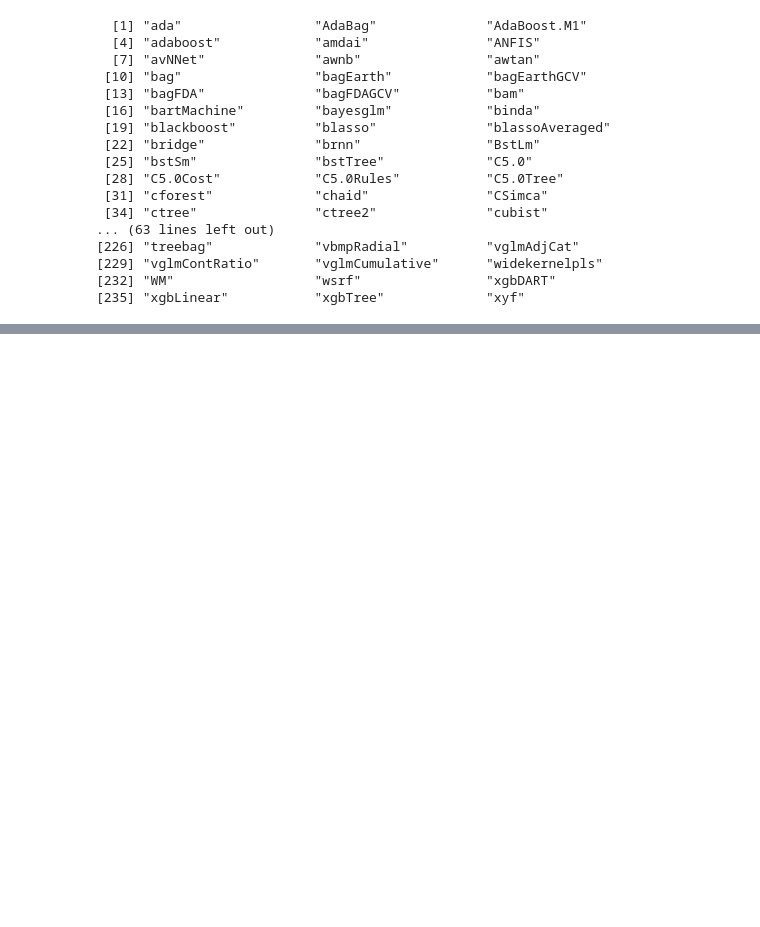
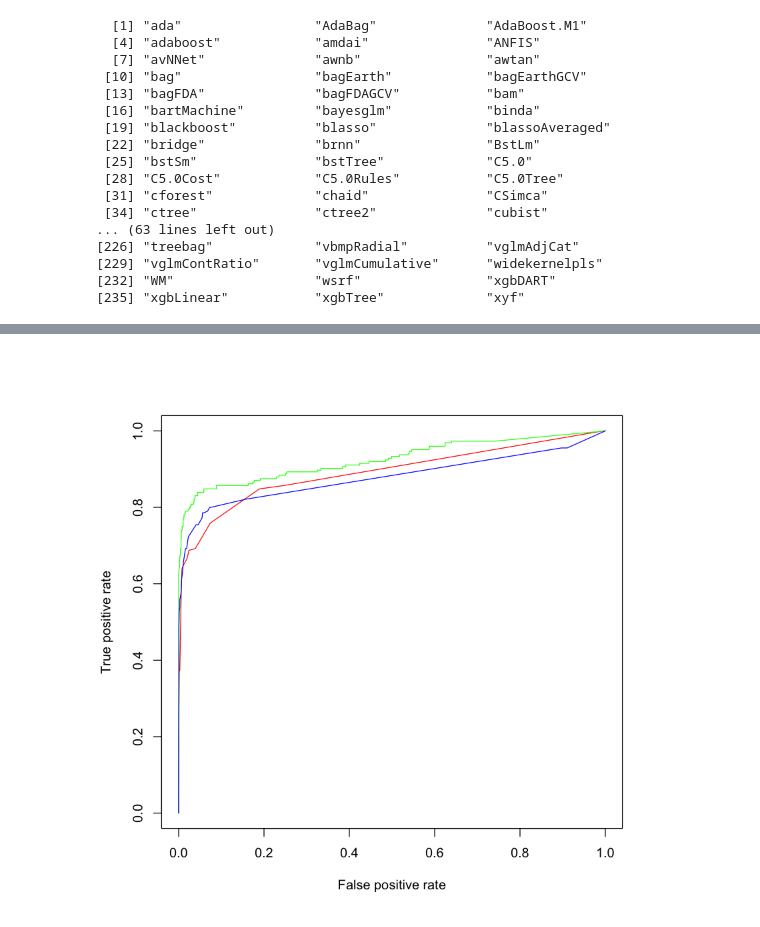
Before and after one commit to YuHsuanLin/riii, a Jupyter notebook: cb102/cb102_20180821.ipynb, the cells around one changed output, grey strips where cells are left out. Saved outputs shown, nothing was run; the diff lists cells and outputs as text; code cells hidden in the pictures; blank space fills up the shorter version.

```diff
--- a/cb102/cb102_20180821.ipynb
+++ b/cb102/cb102_20180821.ipynb
@@ -534,0 +541,6 @@ function (x) x[order(x[, 1], decreasing = TRUE), ]
+# %%
+ctree_model = train(churn~.,
+              data=churnTrain,
+              method='ctree',
+              trControl = trainControl(method='cv',classProbs=T,summaryFunction=multiClassSummary),
+             )
@@ -534,0 +597,18 @@ function (x) x[order(x[, 1], decreasing = TRUE), ]
+# %%
+rpart_prob_yes = predict(rpart_model,churnTest,type='prob')[,1]
+c50_prob_yes = predict(c50_model,churnTest,type='prob')[,1]
+ctree_prob_yes = predict(ctree_model,churnTest,type='prob')[,1]
+# %%
+rpart_pred.rocr = prediction(rpart_prob_yes,churnTest$churn)
+c50_pred.rocr = prediction(c50_prob_yes,churnTest$churn)
+ctree_pred.rocr = prediction(ctree_prob_yes,churnTest$churn)
+# %%
+rpart_perf.rocr = performance(rpart_pred.rocr,measure = 'tpr',x.measure = 'fpr')
+c50_perf.rocr = performance(c50_pred.rocr,measure = 'tpr',x.measure = 'fpr')
+ctree_perf.rocr = performance(ctree_pred.rocr,measure = 'tpr',x.measure = 'fpr')
+# %%
+plot(rpart_perf.rocr,col='red')
+plot(c50_perf.rocr,col='green',add=T)
+plot(ctree_perf.rocr,col='blue',add=T)
+# %% [output]
+[figure, added]
```
Also changed, not shown: parts of 12 cells of this notebook.
